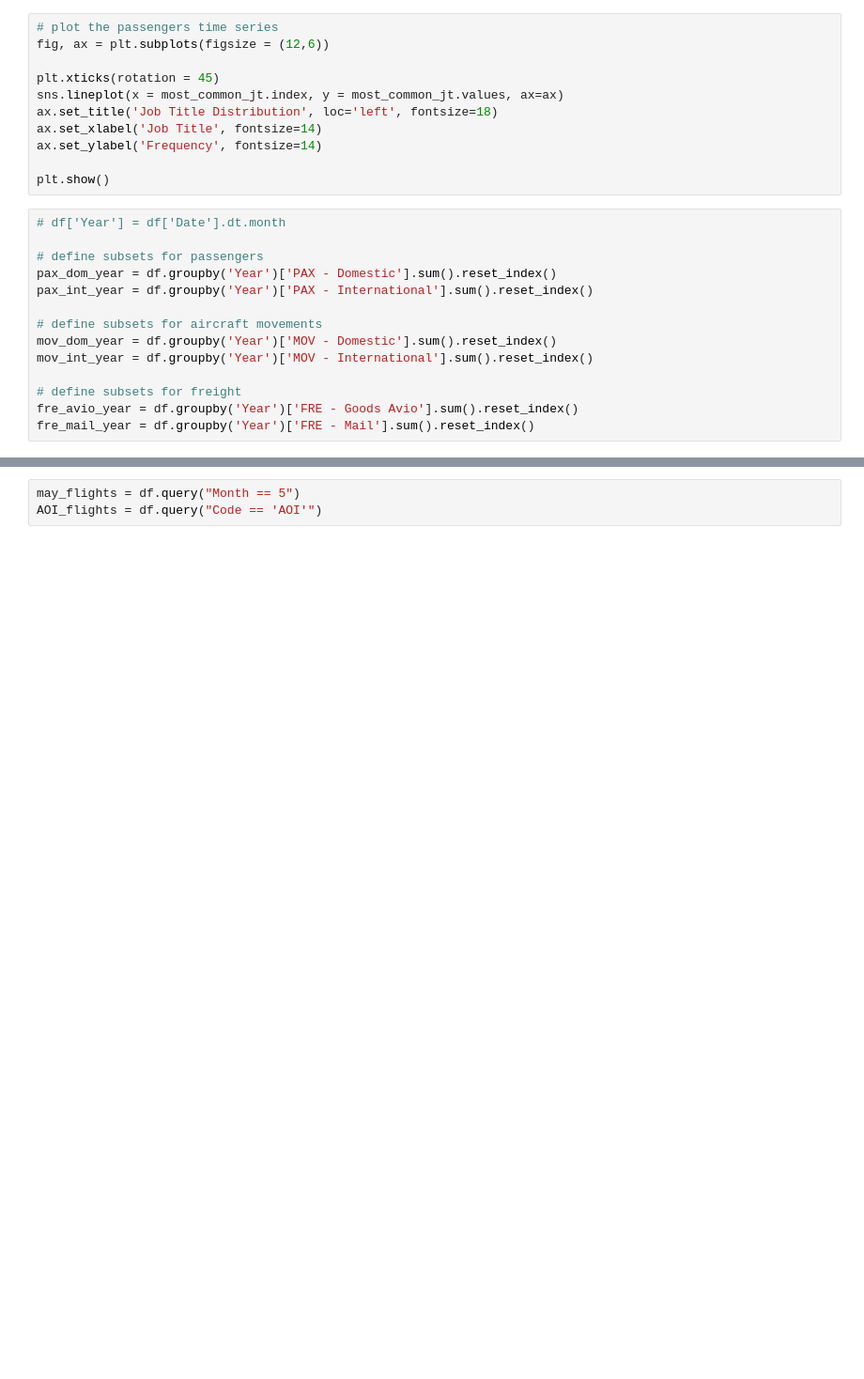
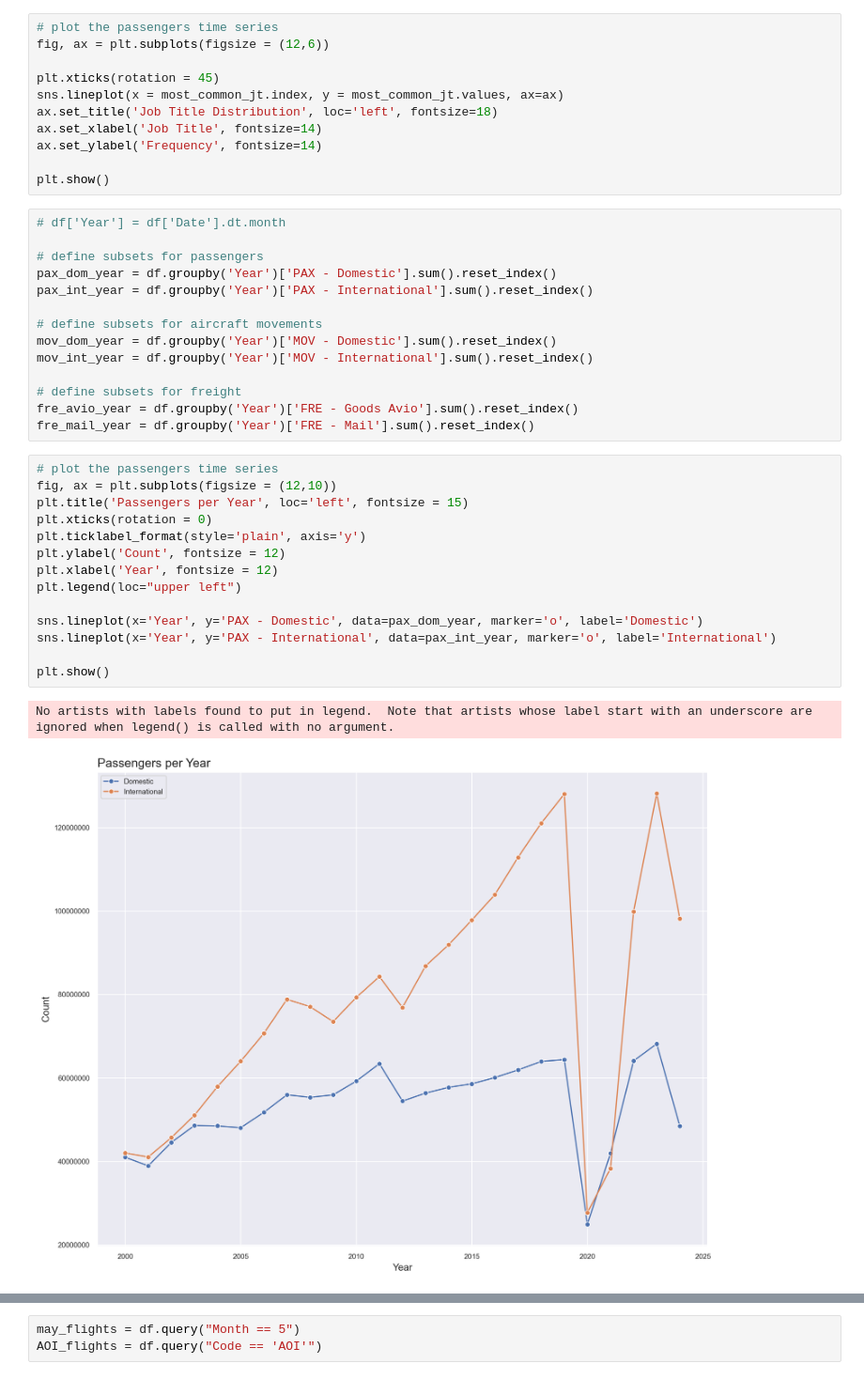
Before and after one commit to fedfioravanti/Italian_Airports, a Jupyter notebook: ItalyAirports_02_EDA.ipynb, the cells around one changed output, grey strips where cells are left out. Shown at 94% size. Saved outputs shown, nothing was run; the diff lists cells and outputs as text; blank space fills up the shorter version.

```diff
--- a/ItalyAirports_02_EDA.ipynb
+++ b/ItalyAirports_02_EDA.ipynb
@@ -182,4 +182,21 @@ mov_int_year = df.groupby('Year')['MOV - International'].sum().reset_index()
 # define subsets for freight
 fre_avio_year = df.groupby('Year')['FRE - Goods Avio'].sum().reset_index()
 fre_mail_year = df.groupby('Year')['FRE - Mail'].sum().reset_index()
+# %%
+# plot the passengers time series
+fig, ax = plt.subplots(figsize = (12,10))
+plt.title('Passengers per Year', loc='left', fontsize = 15)
+plt.xticks(rotation = 0)
+plt.ticklabel_format(style='plain', axis='y')
+plt.ylabel('Count', fontsize = 12)
+plt.xlabel('Year', fontsize = 12)
+plt.legend(loc="upper left")
+
+sns.lineplot(x='Year', y='PAX - Domestic', data=pax_dom_year, marker='o', label='Domestic')
+sns.lineplot(x='Year', y='PAX - International', data=pax_int_year, marker='o', label='International')
+
+plt.show()
+# %% [output]
+No artists with labels found to put in legend.  Note that artists whose label start with an underscore are ignored when legend() is called with no argument.
+[figure, added]
 # %%
```
Also changed, not shown: parts of 3 cells of this notebook.
